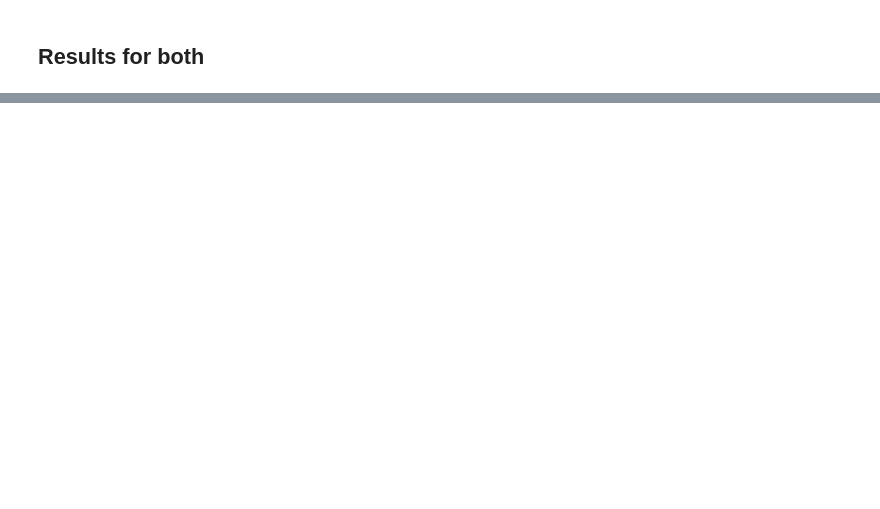
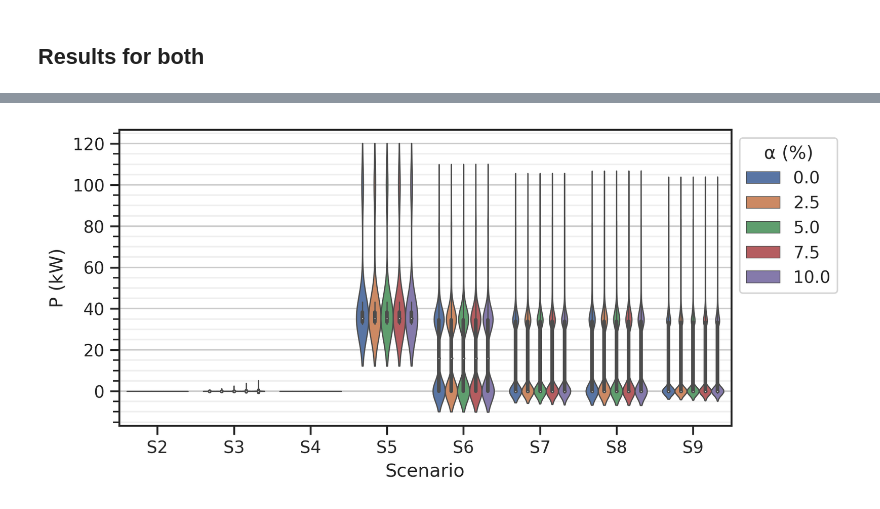
Before and after one commit to felipemarkson/Monteiro2022Results, a Jupyter notebook: results.ipynb, the cells around one changed output, grey strips where cells are left out. Saved outputs shown, nothing was run; the diff lists cells and outputs as text; code cells hidden in the pictures; blank space fills up the shorter version.

```diff
--- a/results.ipynb
+++ b/results.ipynb
@@ -28,0 +47,17 @@ both.describe()
+# %%
+fig, ax = plt.subplots(figsize=(7.2,3.5), dpi=300)
+ax = sns.violinplot(
+    data=both,
+    x="Scenario", y="P", hue="alpha", ax=ax, scale="width", linewidth=0.8, dodge= True
+)
+plt.minorticks_on()
+plt.grid(True, axis='y', which='major')
+plt.grid(True, axis='y', which='minor', alpha=0.3)
+plt.tick_params(axis='x', which='minor', bottom=False)
+plt.ylabel("P (kW)")
+plt.legend(loc='center left', title="α (%)", ncol=1, bbox_to_anchor=(1, 0.71))
+plt.savefig("results/both/both_p.svg", format="svg", bbox_inches="tight")
+plt.savefig("results/both/both_p.pdf", format="pdf", bbox_inches="tight")
+plt.show()
+# %% [output]
+[figure, added]
```
Also changed, not shown: parts of 7 cells of this notebook.
